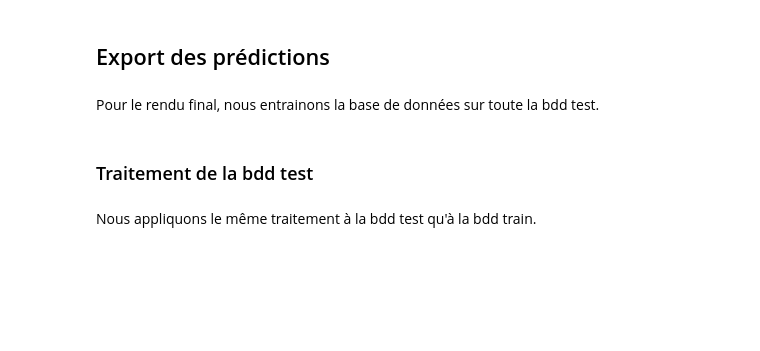
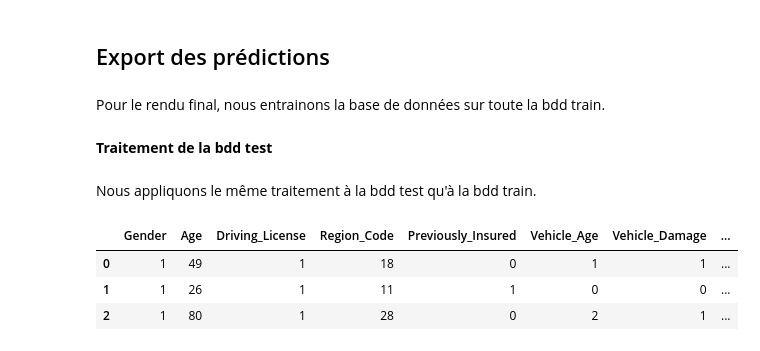
Before and after one commit to claviermathieu/ISFA-prj-datascience, a Jupyter notebook: book/docs/5_retenu/50_mod_final.ipynb, the cells around one changed output. Drawn from its saved outputs; the diff is of its cells as text; code cells hidden in the pictures; blank space fills up the shorter version.

```diff
--- a/book/docs/5_retenu/50_mod_final.ipynb
+++ b/book/docs/5_retenu/50_mod_final.ipynb
@@ -96,8 +146,8 @@ Le f1 score vaut 0.3964879852125693
 # %% [markdown]
 ## Export des prédictions
 # %% [markdown]
-Pour le rendu final, nous entrainons la base de données sur toute la bdd test.
+Pour le rendu final, nous entrainons la base de données sur toute la bdd train.
 # %% [markdown]
-### Traitement de la bdd test
+**Traitement de la bdd test**
 # %% [markdown]
 Nous appliquons le même traitement à la bdd test qu'à la bdd train.
@@ -106,3 +154,36 @@ test = pd.read_csv("https://www.data.mclavier.com/prj_datascience/test_v1.csv")
+# %%
+test = pd.read_csv("https://www.data.mclavier.com/prj_datascience/brut_test.csv")
+test.drop(columns='id', inplace = True)
+
+dict_cat = {'No' : 0, 'Yes' : 1}
+test.Vehicle_Damage.replace(dict_cat, inplace = True)
+
+dict_cat = {'Male' : 0, 'Female' : 1}
+test.replace(dict_cat, inplace = True)
+
+dict_cat = {152 : 0, 26 : 1, 124 : 2}
+
+def default_dict(x):
+    if x in dict_cat:
+        return dict_cat[x]
+    else:
+        return 3
+
+new_damage = test.Policy_Sales_Channel.apply(lambda x : default_dict(x))
+test['Policy_Sales_Channel'] = new_damage
+
+
+dict_age = {'1-2 Year' : 1, '< 1 Year' : 0, '> 2 Years' : 2}
+test.replace(dict_age, inplace = True)
+
+X_to_predict = test
+# %%
+X_to_predict.head(3)
+# %% [output]
+|  | Gender | Age | Driving_License | Region_Code | Previously_Insured | Vehicle_Age | Vehicle_Damage | ... |
+| 0 | 1 | 49 | 1 | 18 | 0 | 1 | 1 | ... |
+| 1 | 1 | 26 | 1 | 11 | 1 | 0 | 0 | ... |
+| 2 | 1 | 80 | 1 | 28 | 0 | 2 | 1 | ... |
 # %%
 xgb_final = XGBClassifier(**params)
 xgb_final.fit(X, Y)
```
Also changed, not shown: parts of 73 cells of this notebook, 2 other files.
